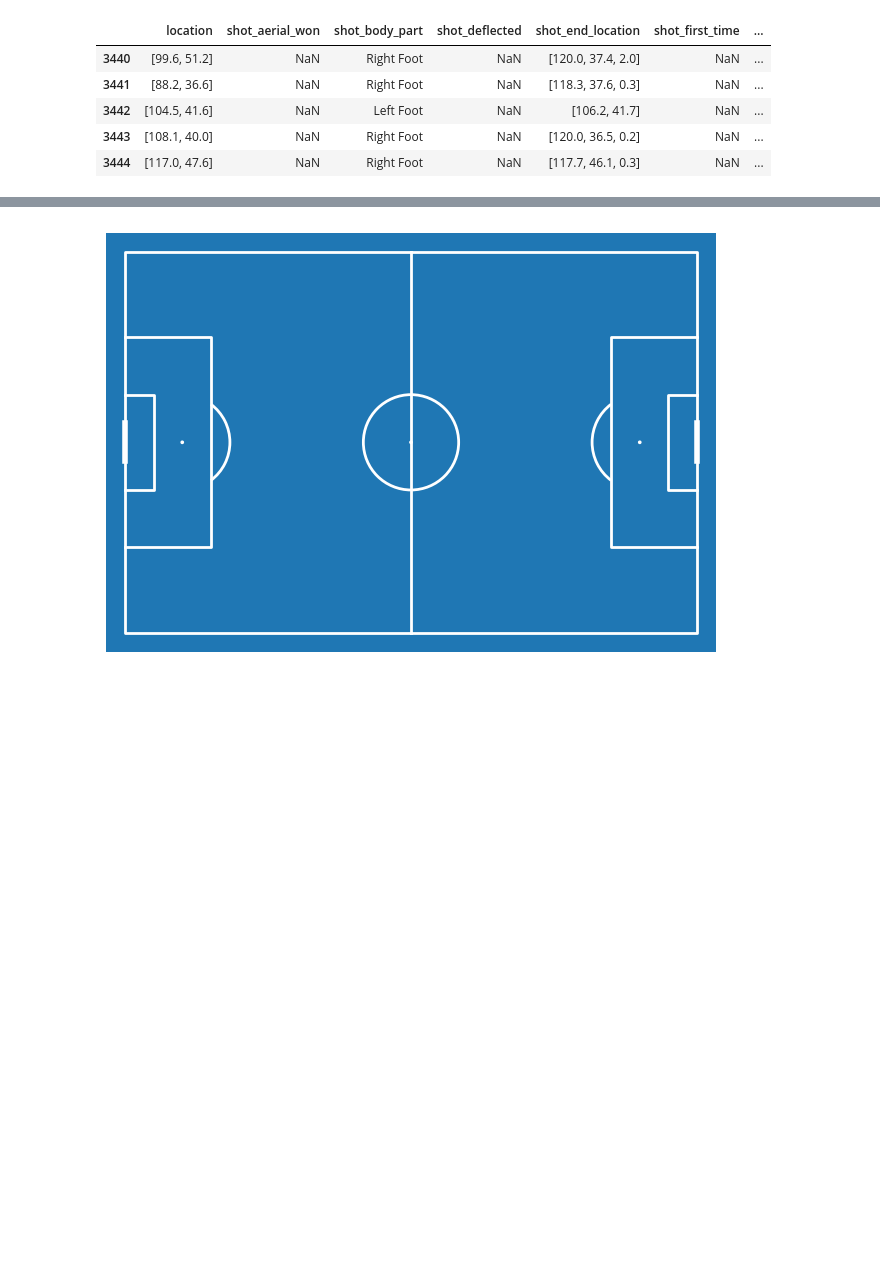
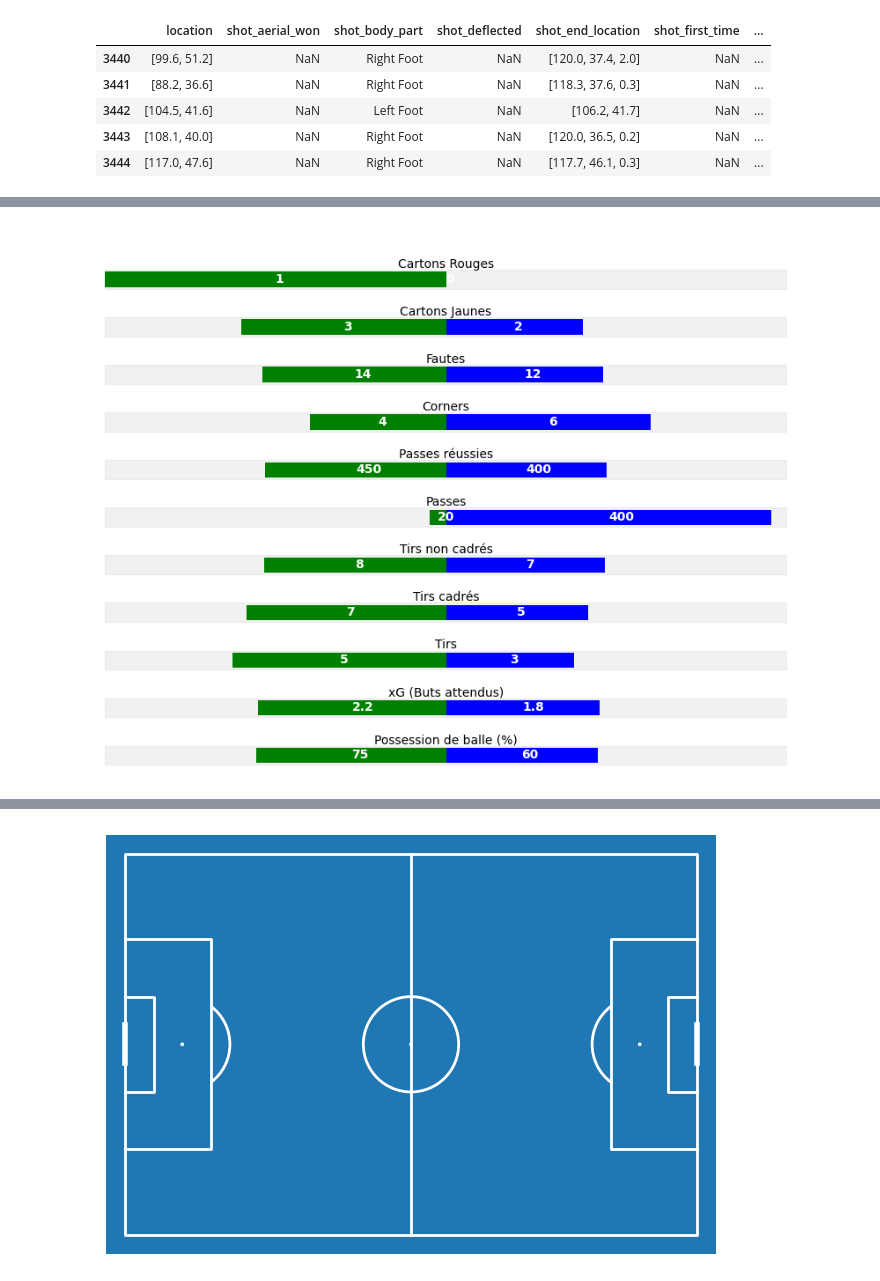
Before and after one commit to 2nzi/Football-Soccer-DataViz, a Jupyter notebook: stat_bomb.ipynb, the cells around one changed output, grey strips where cells are left out. Drawn from its saved outputs; the diff is of its cells as text; code cells hidden in the pictures; blank space fills up the shorter version.

```diff
--- a/stat_bomb.ipynb
+++ b/stat_bomb.ipynb
@@ -213,0 +306,73 @@ events['tactics'].iloc[0]
+# %%
+import matplotlib.pyplot as plt
+import numpy as np
+
+# Données des équipes
+teams = ['Home Team', 'Away Team']
+categories_scores = [
+    {"catégorie": "Possession de balle (%)", "Home Team": 60, "Away Team": 75},
+    {"catégorie": "xG (Buts attendus)", "Home Team": 1.8, "Away Team": 2.2},
+    {"catégorie": "Tirs", "Home Team": 3, "Away Team": 5},
+    {"catégorie": "Tirs cadrés", "Home Team": 5, "Away Team": 7},
+    {"catégorie": "Tirs non cadrés", "Home Team": 7, "Away Team": 8},
+    {"catégorie": "Passes", "Home Team": 400, "Away Team": 20},
+    {"catégorie": "Passes réussies", "Home Team": 400, "Away Team": 450},
+    {"catégorie": "Corners", "Home Team": 6, "Away Team": 4},
+    {"catégorie": "Fautes", "Home Team": 12, "Away Team": 14},
+    {"catégorie": "Cartons Jaunes", "Home Team": 2, "Away Team": 3},
+    {"catégorie": "Cartons Rouges", "Home Team": 0, "Away Team": 1},
+]
+
+categories = [entry['catégorie'] for entry in categories_scores]
+home_scores = [entry['Home Team'] for entry in categories_scores]
+away_scores = [entry['Away Team'] for entry in categories_scores]
+
+# Normalisation des scores pour chaque catégorie
+home_normalized = []
+away_normalized = []
+
+for home, away in zip(home_scores, away_scores):
+    total = home + away
+    home_normalized.append((home / total) * 100)
+    away_normalized.append((away / total) * 100)
+
+# Augmenter l'espacement entre les barres en multipliant y_pos par un facteur
+spacing_factor = 2.5  # Ajustez cette valeur pour augmenter ou diminuer l'espacement
+y_pos = np.arange(len(categories)) * spacing_factor
+
+# Tracé
+fig, ax = plt.subplots(figsize=(10, 8))
+
+# Ajout des fonds gris légers pour chaque catégorie
+for i in range(len(categories)):
+    ax.add_patch(plt.Rectangle((-100, y_pos[i] - 0.5), 200, 1, color='lightgray', alpha=0.3))
+
+# Tracé des scores normalisés des deux équipes
+ax.barh(y_pos, home_normalized, color='blue', align='center', label='Home Team')
+ax.barh(y_pos, [-score for score in away_normalized], color='green', align='center', label='Away Team')
+
+# Centrage des noms des catégories
+for i in range(len(categories)):
+    ax.text(0, y_pos[i]+0.8, categories[i], ha='center', va='center', fontsize=10)
+
+# Ajout des valeurs non normalisées à l'extrémité des barres
+for i in range(len(categories)):
+    ax.text(home_normalized[i] / 2, y_pos[i], f'{home_scores[i]}', va='center', color='white', fontweight='bold')
+    ax.text(-away_normalized[i] / 2, y_pos[i], f'{away_scores[i]}', va='center', color='white', fontweight='bold')
+
+# Ajustement des limites des axes
+ax.set_xlim(-100, 100)
+ax.set_ylim(-1, max(y_pos) + spacing_factor)
+
+# Cacher les spines
+for spine in ax.spines.values():
+    spine.set_visible(False)
+
+# Suppression des y-ticks et x-ticks
+ax.set_yticks([])
+ax.set_xticks([])
+
+# Affichage du graphique
+plt.show()
+# %% [output]
+[figure, added]
```
Also changed, not shown: parts of 24 cells of this notebook, 3 other files.
